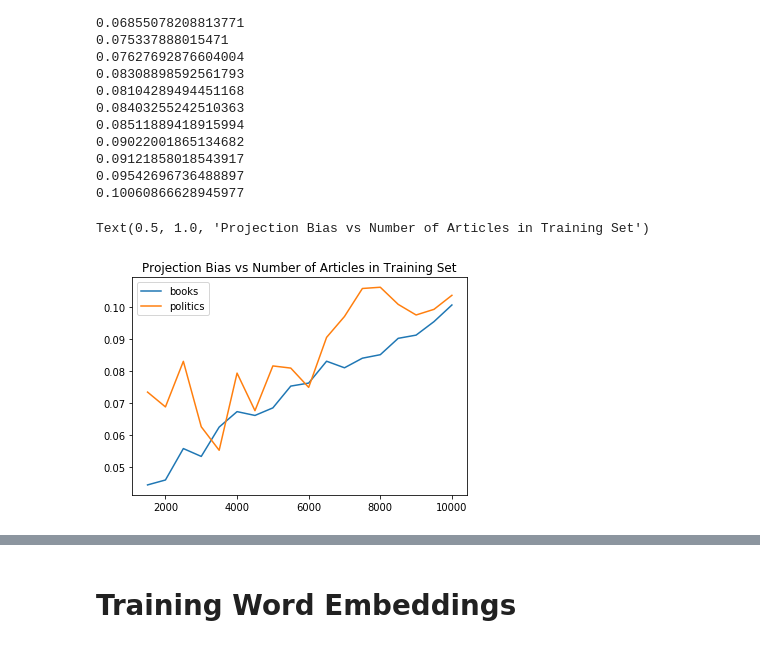
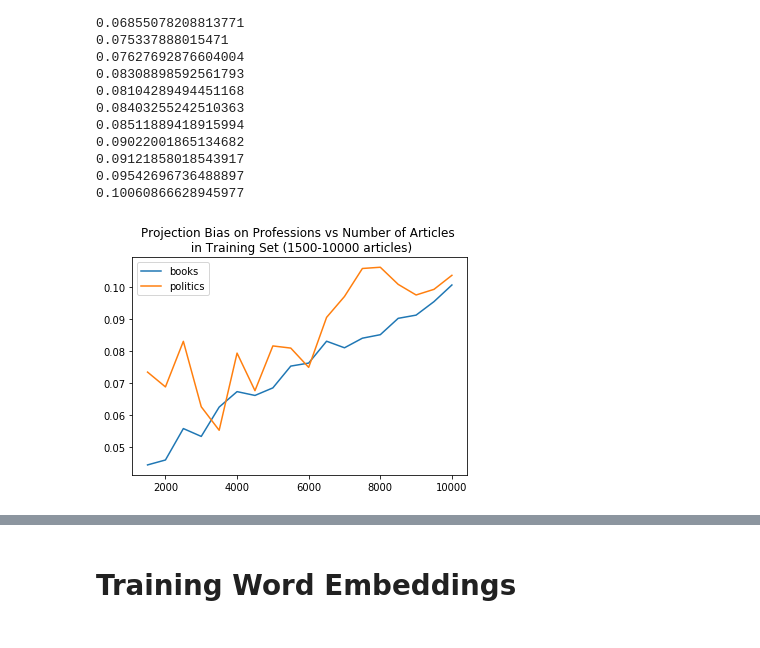
Before and after one commit to mjiang9/COS497, a Jupyter notebook: Thesis - Data, Word Embeddings, Summarization.ipynb, the cells around one changed output, grey strips where cells are left out. Drawn from its saved outputs; the diff is of its cells as text; code cells hidden in the pictures.

```diff
--- a/Thesis - Data, Word Embeddings, Summarization.ipynb
+++ b/Thesis - Data, Word Embeddings, Summarization.ipynb
@@ -389,3 +635,27 @@ plist = []
 for i in range(2, 20):
     plist.append(sample(politics, i*500))
 plist.append(politics)
+# %%
+plistshort = []
+for i in range(1, 10):
+    plistshort.append(sample(politics, i*200))
+pmodelsshort = [getw2v(p) for p in plistshort]
+pbiasshort = [bias(getg(m), m, m.wv.vocab, proflist) for m in pmodelsshort]
+# %%
+blistshort = []
+for i in range(1, 10):
+    blistshort.append(sample(books, i*200))
+bmodelsshort = [getw2v(b) for b in blistshort]
+bbiasshort = [bias(getg(m), m, m.wv.vocab, proflist) for m in bmodelsshort]
+# %%
+slistshort = []
+for i in range(1, 10):
+    slistshort.append(sample(sports, i*200))
+smodelsshort = [getw2v(s) for s in slistshort]
+sbiasshort = [bias(getg(m), m, m.wv.vocab, proflist) for m in smodelsshort]
+# %%
+slist = []
+for i in range(2, 14):
+    slist.append(sample(sports, i*1000))
+smodels = [getw2v(s) for s in slist]
+sbias = [bias(getg(m), m, m.wv.vocab, proflist) for m in smodels]
@@ -449,8 +727,8 @@ for bm in booksmodels:
 # %%
 plt.plot([i*500 for i in range(3,21)], bookbias[2:], label="books")
 plt.plot([i*500 for i in range(3,21)], pbias[1:], label="politics")
 plt.legend()
-plt.title("Projection Bias vs Number of Articles in Training Set")
+plt.title("Projection Bias on Professions vs Number of Articles \n in Training Set (1500-10000 articles)")
+plt.show()
 # %% [output]
-Text(0.5, 1.0, 'Projection Bias vs Number of Articles in Training Set')
-[figure, old version]
+[figure, new version]
```
Also changed, not shown: parts of 41 cells of this notebook.
